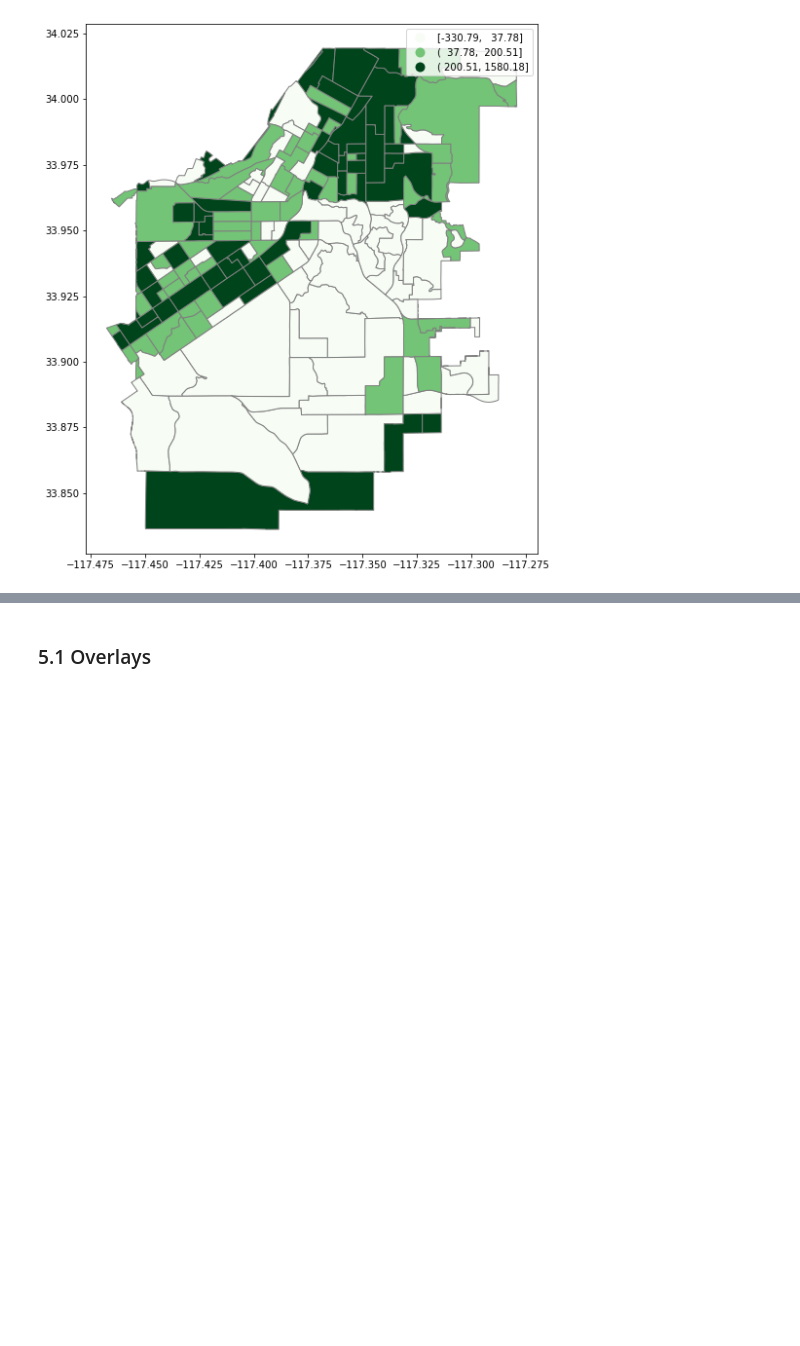
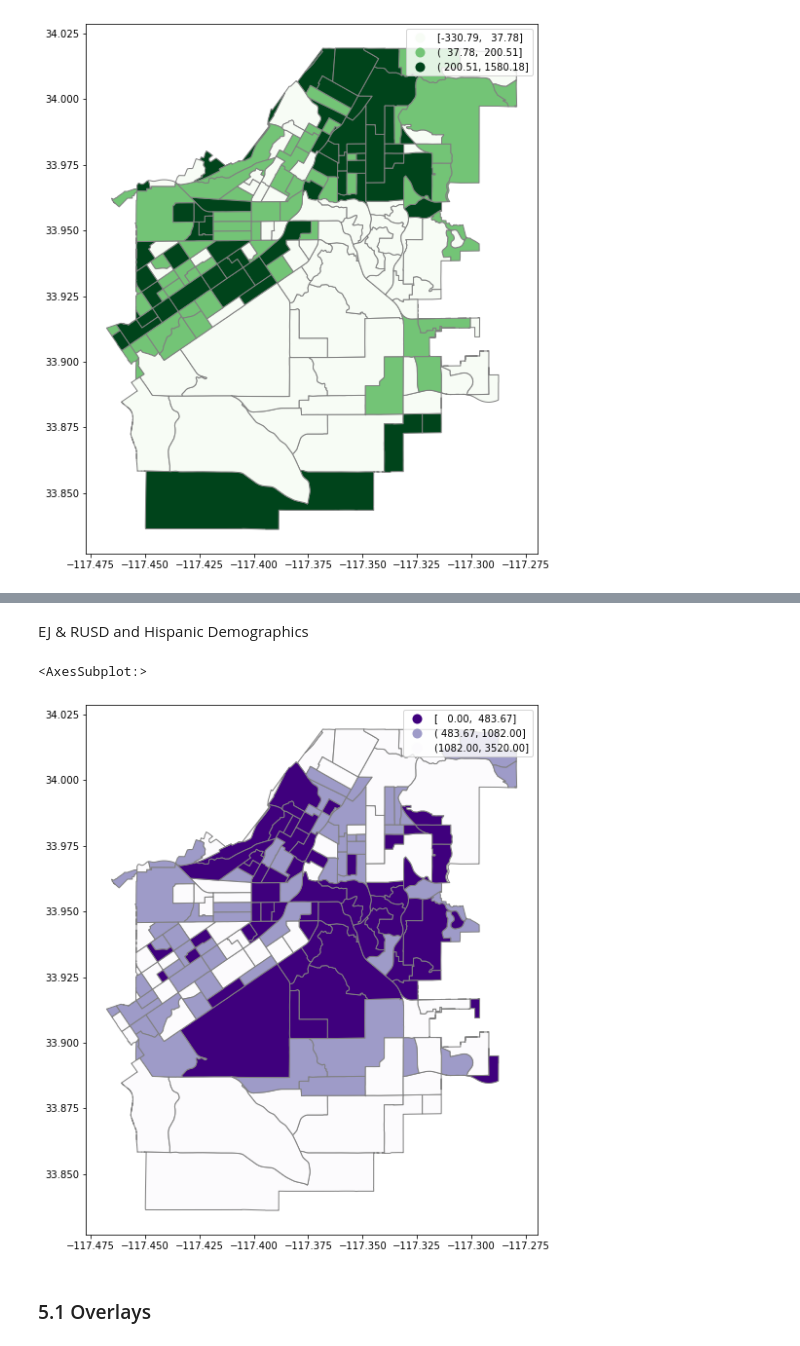
Before and after one commit to preetijuturu/p280s21project3, a Jupyter notebook: Complete_Vor.ipynb, the cells around one changed output, grey strips where cells are left out. Saved outputs shown, nothing was run; the diff lists cells and outputs as text; code cells hidden in the pictures; blank space fills up the shorter version.

```diff
--- a/Complete_Vor.ipynb
+++ b/Complete_Vor.ipynb
@@ -263,3 +281,12 @@ EJ_RUSD.plot(column='D_RESP_2', cmap='Greens', scheme='Quantiles', k=3,edgecolor
+# %% [markdown]
+EJ & RUSD and Hispanic Demographics
+# %%
+EJ_RUSD_hispanic_dem= rusd_ej[['n_hispanic_persons','geometry']]
+EJ_RUSD_hispanic_dem.plot(column='n_hispanic_persons', cmap='Purples_r', scheme='Quantiles', k=3,edgecolor='grey',
+        legend=True)
+# %% [output]
+<AxesSubplot:>
+[figure, added]
 # %% [markdown]
 ### 5.1 Overlays
 # %% [markdown]
```
Also changed, not shown: parts of 24 cells of this notebook.
